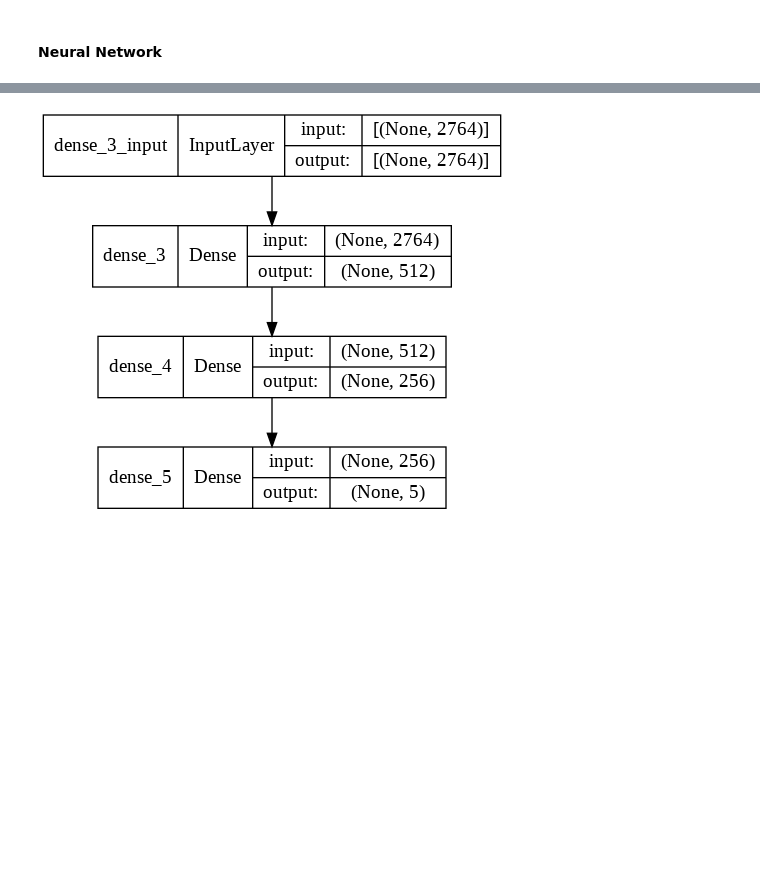
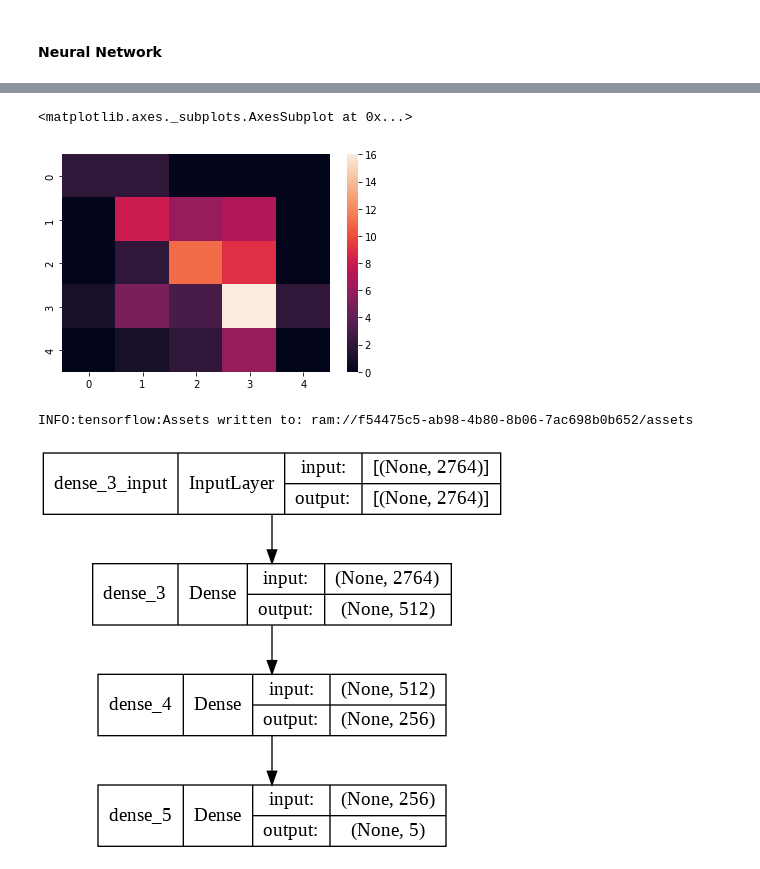
Before and after one commit to shyamsparrow/Jan-G4---NLP-Chatbot, a Jupyter notebook: Capstone_NLP_Chatbot_Jan_A_G4_24_11_(NN).ipynb, the cells around one changed output, grey strips where cells are left out. Cells and saved outputs as stored; diff of their text form; code cells hidden in the pictures; blank space fills up the shorter version.

```diff
--- a/Capstone_NLP_Chatbot_Jan_A_G4_24_11_(NN).ipynb
+++ b/Capstone_NLP_Chatbot_Jan_A_G4_24_11_(NN).ipynb
@@ -655,0 +692,11 @@ loss, accuracy
+# %%
+#classification matrix
+
+from sklearn.metrics import classification_report
+
+# y_preds = np.argmax(tfidf_model.predict(X_test_tf.toarray()),axis=1)
+# print(classification_report(np.argmax(y_test_new,axis=1),y_preds))
+
+y_pred = tfidf_model.predict(X_test_tf.toarray(), verbose=0) # Multiclass
+y_pred_index =  np.argmax(y_pred,axis=1)
+y_original = np.argmax(y_test_new.to_numpy(), axis =1)
@@ -655,0 +717,10 @@ loss, accuracy
+# %%
+sns.heatmap(confusion_matrix(y_original,y_pred_index))
+# %% [output]
+<matplotlib.axes._subplots.AxesSubplot at 0x...>
+[figure, added]
+# %%
+import pickle
+pickle.dump(tfidf_model, open('/content/drive/MyDrive/Capstone/nn.pickle', 'wb'))
+# %% [output]
+INFO:tensorflow:Assets written to: ram://f54475c5-ab98-4b80-8b06-7ac698b0b652/assets
```
Also changed, not shown: parts of 8 cells of this notebook.
